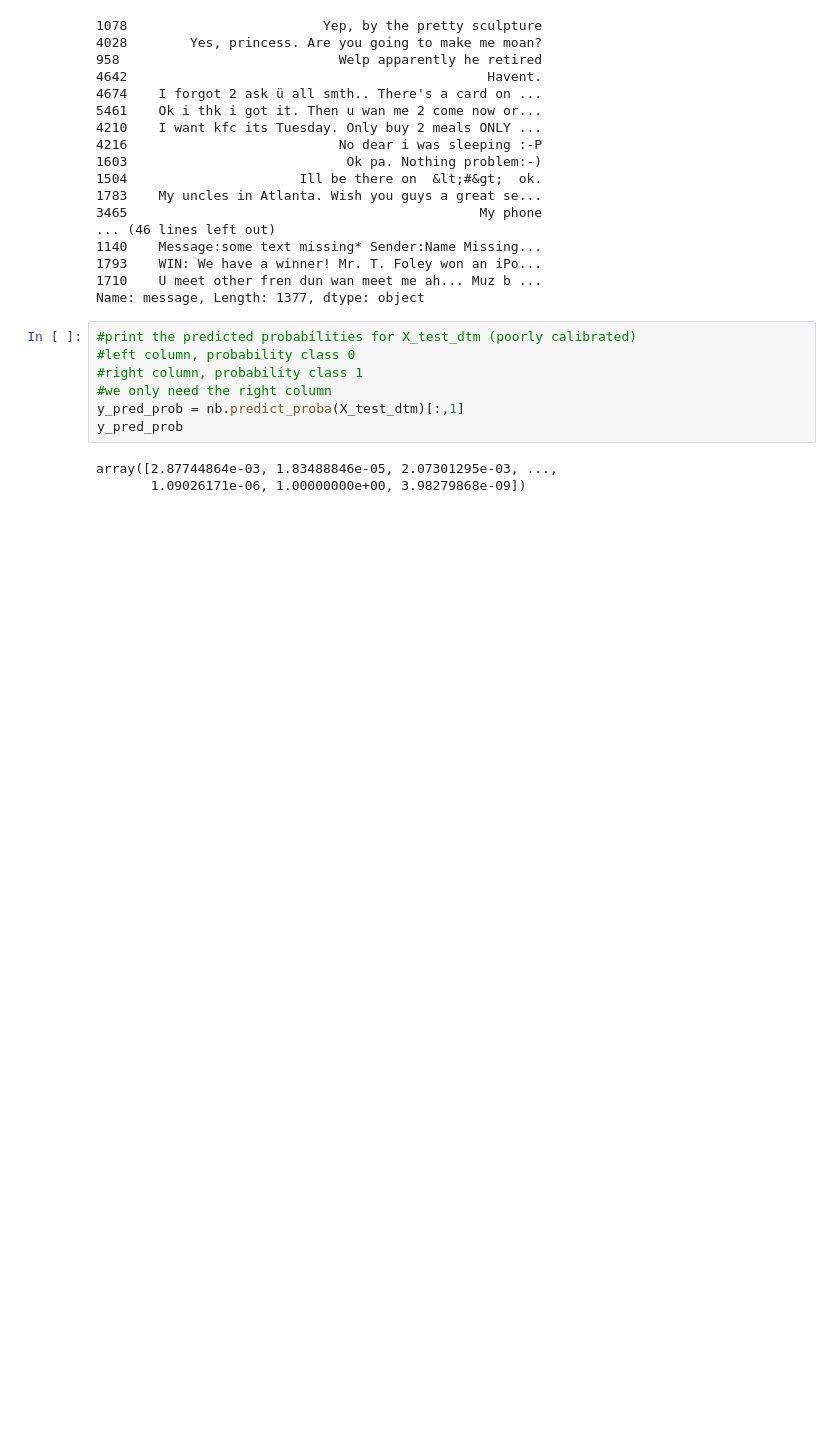
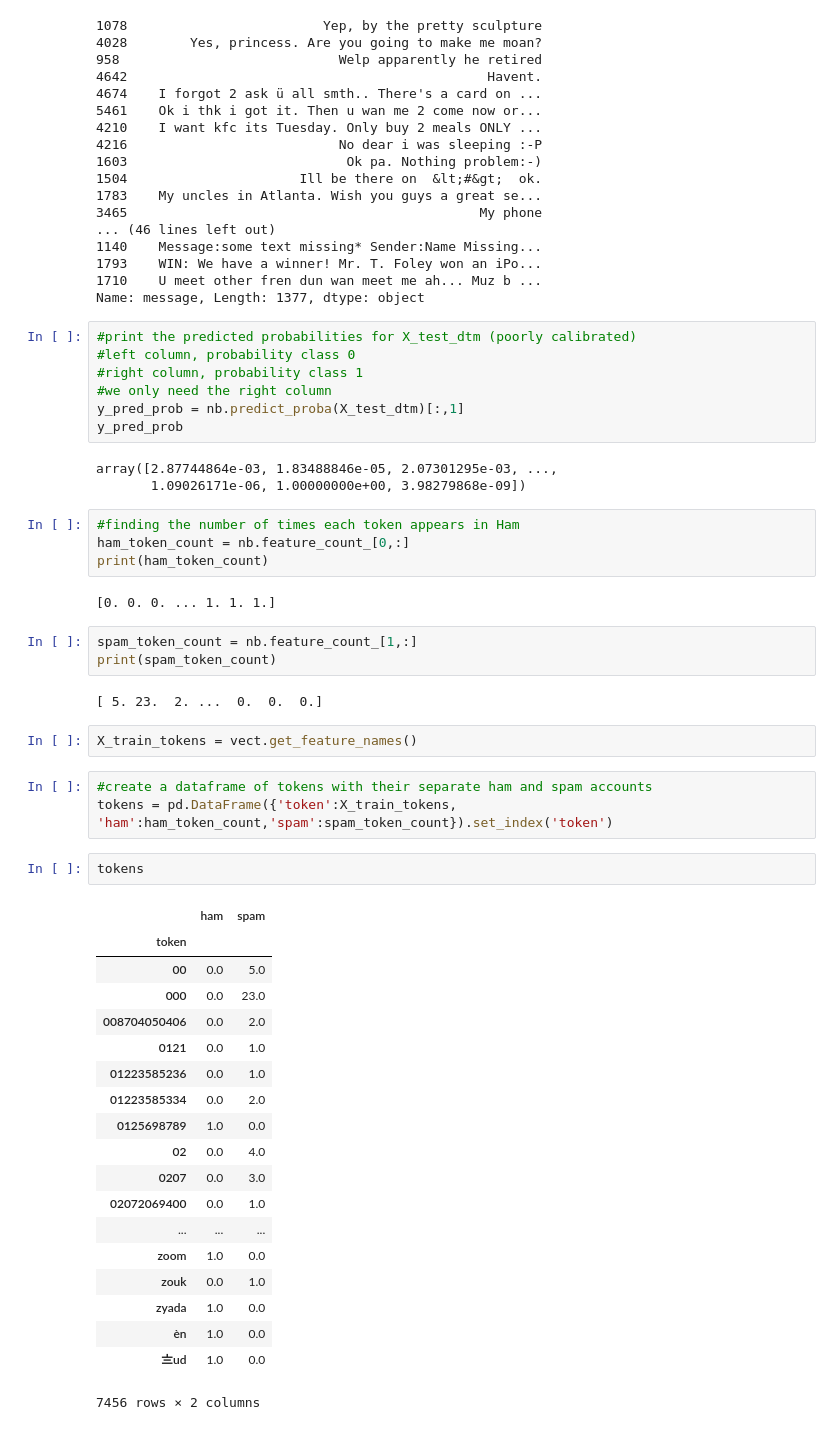
Before and after one commit to tawfiqam/TextAnalysisTests, a Jupyter notebook: Vectorisers.ipynb, the cells around one changed output. Saved outputs shown, nothing was run; the diff lists cells and outputs as text; blank space fills up the shorter version.

```diff
--- a/Vectorisers.ipynb
+++ b/Vectorisers.ipynb
@@ -305,3 +305,41 @@ y_pred_prob
 # %% [output]
 array([2.87744864e-03, 1.83488846e-05, 2.07301295e-03, ...,
        1.09026171e-06, 1.00000000e+00, 3.98279868e-09])
+# %%
+#finding the number of times each token appears in Ham
+ham_token_count = nb.feature_count_[0,:]
+print(ham_token_count)
+# %% [output]
+[0. 0. 0. ... 1. 1. 1.]
+# %%
+spam_token_count = nb.feature_count_[1,:]
+print(spam_token_count)
+# %% [output]
+[ 5. 23.  2. ...  0.  0.  0.]
+# %%
+X_train_tokens = vect.get_feature_names()
+# %%
+#create a dataframe of tokens with their separate ham and spam accounts
+tokens = pd.DataFrame({'token':X_train_tokens, 'ham':ham_token_count,'spam':spam_token_count}).set_index('token')
+# %%
+tokens
+# %% [output]
+|  | ham | spam |
+| token |  |  |
+| 00 | 0.0 | 5.0 |
+| 000 | 0.0 | 23.0 |
+| 008704050406 | 0.0 | 2.0 |
+| 0121 | 0.0 | 1.0 |
+| 01223585236 | 0.0 | 1.0 |
+| 01223585334 | 0.0 | 2.0 |
+| 0125698789 | 1.0 | 0.0 |
+| 02 | 0.0 | 4.0 |
+| 0207 | 0.0 | 3.0 |
+| 02072069400 | 0.0 | 1.0 |
+| ... | ... | ... |
+| zoom | 1.0 | 0.0 |
+| zouk | 0.0 | 1.0 |
+| zyada | 1.0 | 0.0 |
+| èn | 1.0 | 0.0 |
+| 〨ud | 1.0 | 0.0 |
+7456 rows × 2 columns
```
Also changed, not shown: parts of 2 cells of this notebook.
